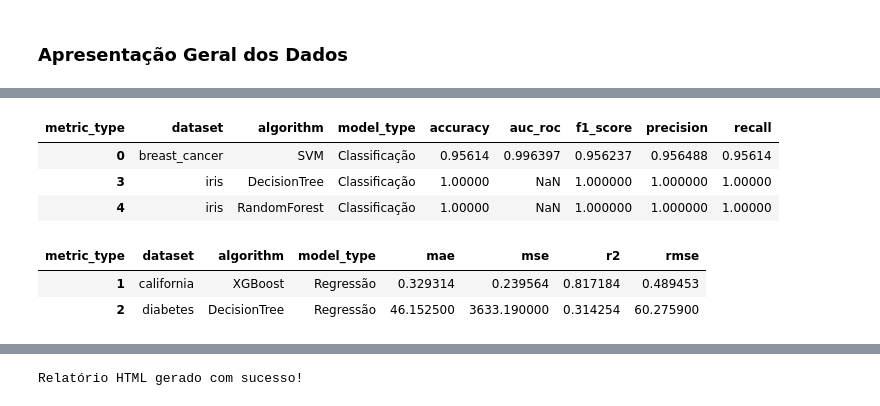
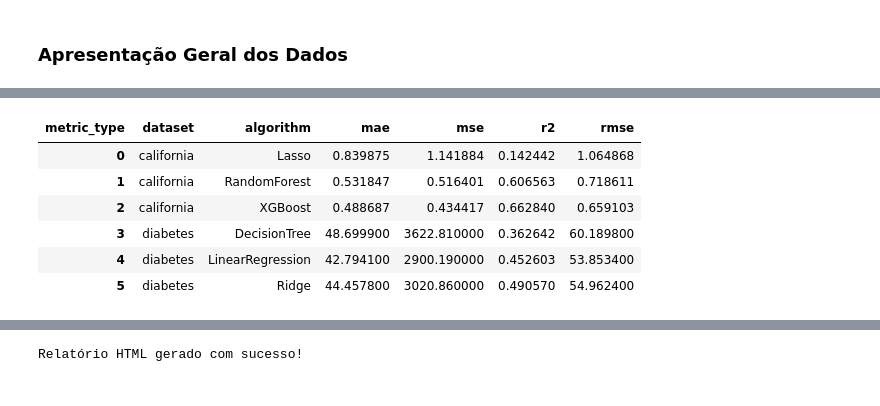
Before and after one commit to GDianaS/ml-metrics-comparison-db, a Jupyter notebook: main.ipynb, the cells around one changed output, grey strips where cells are left out. Saved outputs shown, nothing was run; the diff lists cells and outputs as text; code cells hidden in the pictures.

```diff
--- a/main.ipynb
+++ b/main.ipynb
@@ -232,19 +404,22 @@ df_results
 # %%
-def fetch_detailed_results():
+def fetch_metrics_comparison():
     with engine.connect() as connection:
         df = pd.read_sql(text("""
-            SELECT e.dataset, m.algorithm, m.type AS model_type, me.type AS metric_type, me.value
-            FROM Experiments e
+            SELECT m.algorithm, e.dataset, m.type AS model_type, me.type AS metric_type, me.value
+            FROM Metrics me
+            JOIN Experiments e ON me.experiment_id = e.id
             JOIN Models m ON e.model_id = m.id
-            JOIN Metrics me ON e.id = me.experiment_id
         """), connection)
 
-        df_pivot = df.pivot_table(index=['dataset', 'algorithm', 'model_type'], columns='metric_type', values='value', aggfunc='mean').reset_index()
-        return df_pivot
+        df['model_type'] = df['model_type'].map({0: 'Classificação', 1: 'Regressão'})
+        return df
 
-df_detailed_results = fetch_detailed_results()
+df_metrics_comparison = fetch_metrics_comparison()
 
-df_detailed_results['model_type'] = df_detailed_results['model_type'].map({0: 'Classificação', 1: 'Regressão'})
+# Dividir em tabelas de classificação e regressão
+classification_metrics = df_metrics_comparison[df_metrics_comparison['model_type'] == 'Classificação']
+regression_metrics = df_metrics_comparison[df_metrics_comparison['model_type'] == 'Regressão']
 
-classification_results = df_detailed_results[df_detailed_results['model_type'] == 'Classificação'].dropna(axis=1, how='all')
-regression_results = df_detailed_results[df_detailed_results['model_type'] == 'Regressão'].dropna(axis=1, how='all')
+# Pivotar as tabelas para melhor visualização
+classification_comparison = classification_metrics.pivot_table(index=['dataset', 'algorithm'], columns='metric_type', values='value').reset_index()
+regression_comparison = regression_metrics.pivot_table(index=['dataset', 'algorithm'], columns='metric_type', values='value').reset_index()
@@ -285,13 +426,10 @@ df_detailed_results02
-# %%
-classification_results_02
-# %% [output]
-| metric_type | dataset | algorithm | model_type | accuracy | auc_roc | f1_score | precision | recall |
-| 0 | breast_cancer | SVM | Classificação | 0.95614 | 0.996397 | 0.956237 | 0.956488 | 0.95614 |
-| 3 | iris | DecisionTree | Classificação | 1.00000 | NaN | 1.000000 | 1.000000 | 1.00000 |
-| 4 | iris | RandomForest | Classificação | 1.00000 | NaN | 1.000000 | 1.000000 | 1.00000 |
-# %%
-regression_results_02
-# %% [output]
-| metric_type | dataset | algorithm | model_type | mae | mse | r2 | rmse |
-| 1 | california | XGBoost | Regressão | 0.329314 | 0.239564 | 0.817184 | 0.489453 |
-| 2 | diabetes | DecisionTree | Regressão | 46.152500 | 3633.190000 | 0.314254 | 60.275900 |
+# %%
+regression_comparison
+# %% [output]
+| metric_type | dataset | algorithm | mae | mse | r2 | rmse |
+| 0 | california | Lasso | 0.839875 | 1.141884 | 0.142442 | 1.064868 |
+| 1 | california | RandomForest | 0.531847 | 0.516401 | 0.606563 | 0.718611 |
+| 2 | california | XGBoost | 0.488687 | 0.434417 | 0.662840 | 0.659103 |
+| 3 | diabetes | DecisionTree | 48.699900 | 3622.810000 | 0.362642 | 60.189800 |
+| 4 | diabetes | LinearRegression | 42.794100 | 2900.190000 | 0.452603 | 53.853400 |
+| 5 | diabetes | Ridge | 44.457800 | 3020.860000 | 0.490570 | 54.962400 |
```
Also changed, not shown: parts of 21 cells of this notebook, 2 other files.
